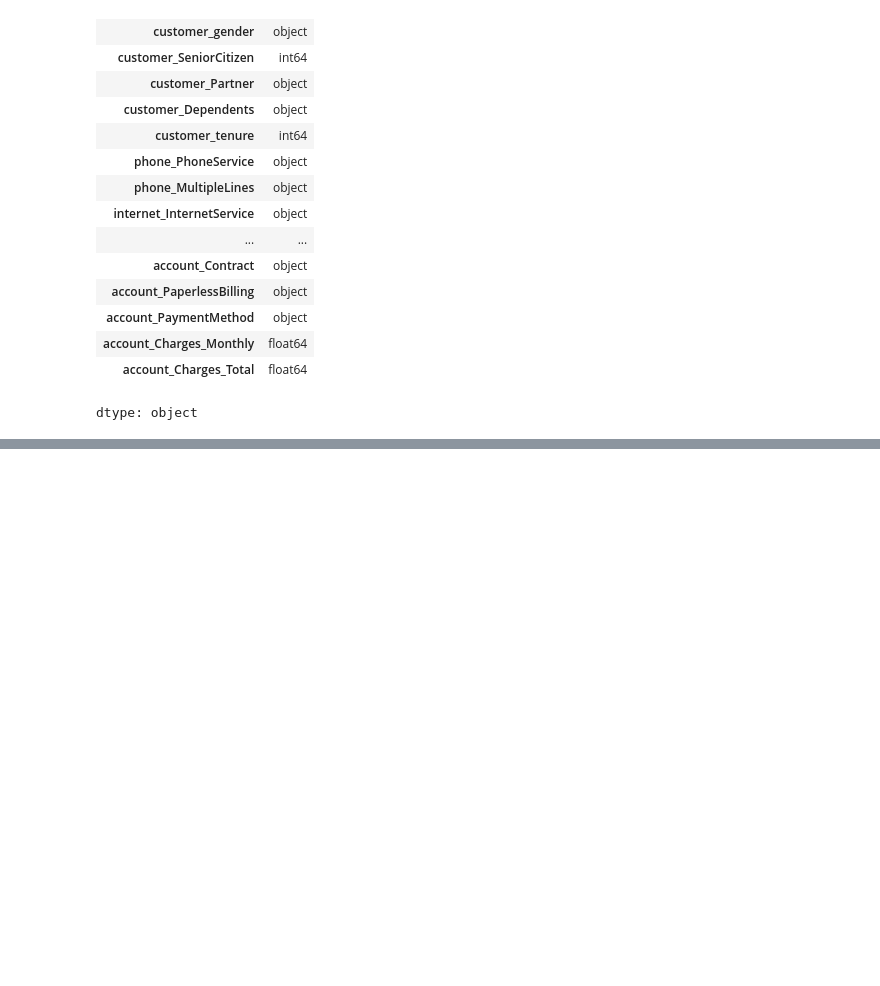
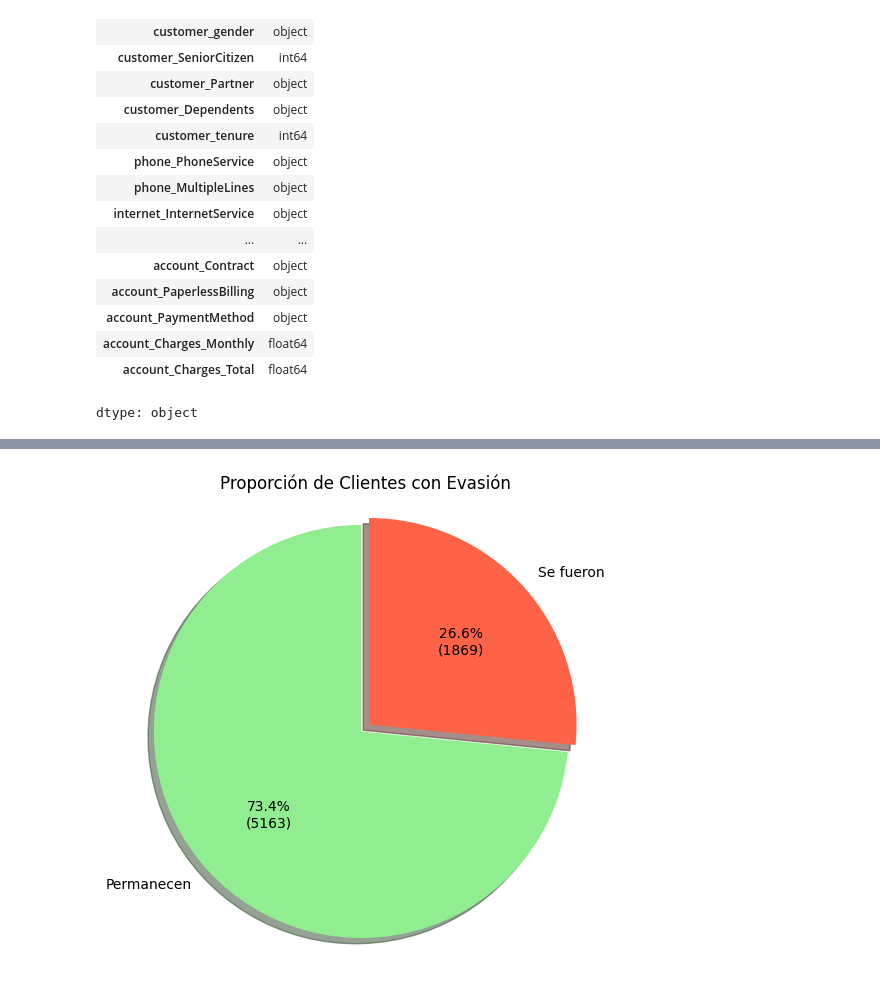
Before and after one commit to PRsant90/Challenge_datos_2, a Jupyter notebook: Challenge_Telecom_X_2.ipynb, the cells around one changed output, grey strips where cells are left out. Cells and saved outputs as stored; diff of their text form; code cells hidden in the pictures; blank space fills up the shorter version.

```diff
--- a/Challenge_Telecom_X_2.ipynb
+++ b/Challenge_Telecom_X_2.ipynb
@@ -343,0 +396,3 @@ dtype: object
+# %%
+df_final['cuentas_diarias'] = df_final['cargos_mensuales']/30
+print(df_final[['cargos_mensuales','cuentas_diarias']].head())
@@ -343,0 +426,2 @@ dtype: object
+# %%
+df_final = df_final[df_final['evasión'] !='']
@@ -346,3 +464,2 @@ df_final['evasión'] = df_final['evasión'].replace({'yes': 1, 'no': 0})
-# %%
-df_final = pd.get_dummies(df_final, columns=['sexo', 'lineas_multiples', 'tipo_internet', 'tipo_contrato'],
-                                             drop_first=True)
+# %%
+df_final['evasión'] = pd.to_numeric(df_final['evasión'], errors='coerce').astype(int)
@@ -365,0 +528,23 @@ Warning: Total number of columns (24) exceeds max_columns (20) limiting to first
+# %%
+import matplotlib.pyplot as plt
+
+# Conteo de clientes por evasión
+conteo = df_final['evasión'].value_counts().sort_index()
+labels = ['Permanecen', 'Se fueron']
+colors = ['lightgreen', 'tomato']
+
+# Función para mostrar % y cantidad
+def autopct_func(pct):
+    total = conteo.sum()
+    valor = int(round(pct/100. * total))
+    return f'{pct:.1f}%\n({valor})'
+
+# Gráfico
+plt.figure(figsize=(6, 6))
+plt.pie(conteo, labels=labels, autopct=autopct_func, colors=colors,
+        explode=(0, 0.05), shadow=True, startangle=90)
+plt.title('Proporción de Clientes con Evasión')
+plt.axis('equal')  # Para que sea circular
+plt.show()
+# %% [output]
+[figure, added]
```
Also changed, not shown: parts of 21 cells of this notebook.
